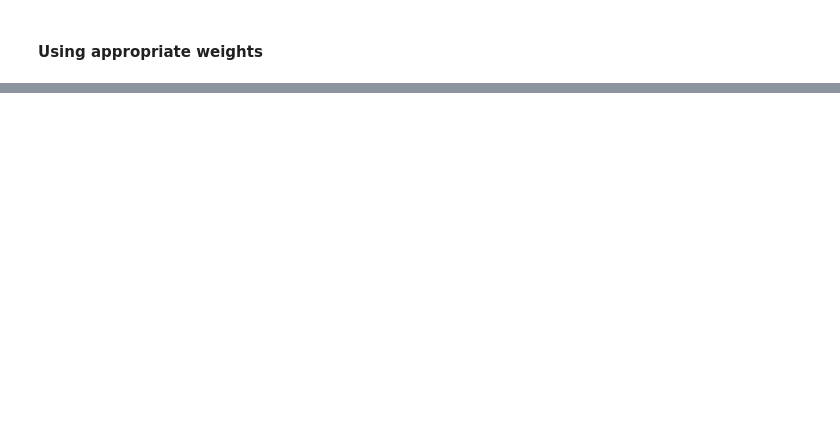
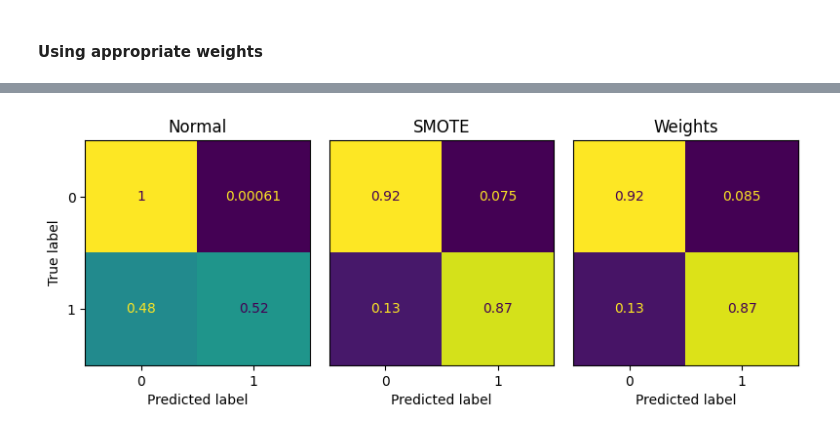
Before and after one commit to JaNoNi/MADS-DL-Exam1, a Jupyter notebook: src/Exam1.ipynb, the cells around one changed output, grey strips where cells are left out. Drawn from its saved outputs; the diff is of its cells as text; code cells hidden in the pictures; blank space fills up the shorter version.

```diff
--- a/src/Exam1.ipynb
+++ b/src/Exam1.ipynb
@@ -415,0 +570,13 @@ pd.concat([metric_df_avg, metric_df_smote_avg, metric_df_weight_avg])
+# %%
+confmat = {"Normal": conf, "SMOTE": conf_sm, "Weights": conf_w}
+fig, axes = plt.subplots(1, 3, figsize=(8, 6), dpi=100)
+for i, (key, item) in enumerate(confmat.items()):
+    metrics.ConfusionMatrixDisplay(np.mean(item, axis=0)).plot(ax=axes[i], colorbar=False)
+    axes[i].set_title(key)
+    axes[i].grid(False)
+    if i:
+        axes[i].get_yaxis().set_visible(False)
+fig.tight_layout()
+plt.show()
+# %% [output]
+[figure, added]
```
Also changed, not shown: parts of 58 cells of this notebook, 4 other files.
